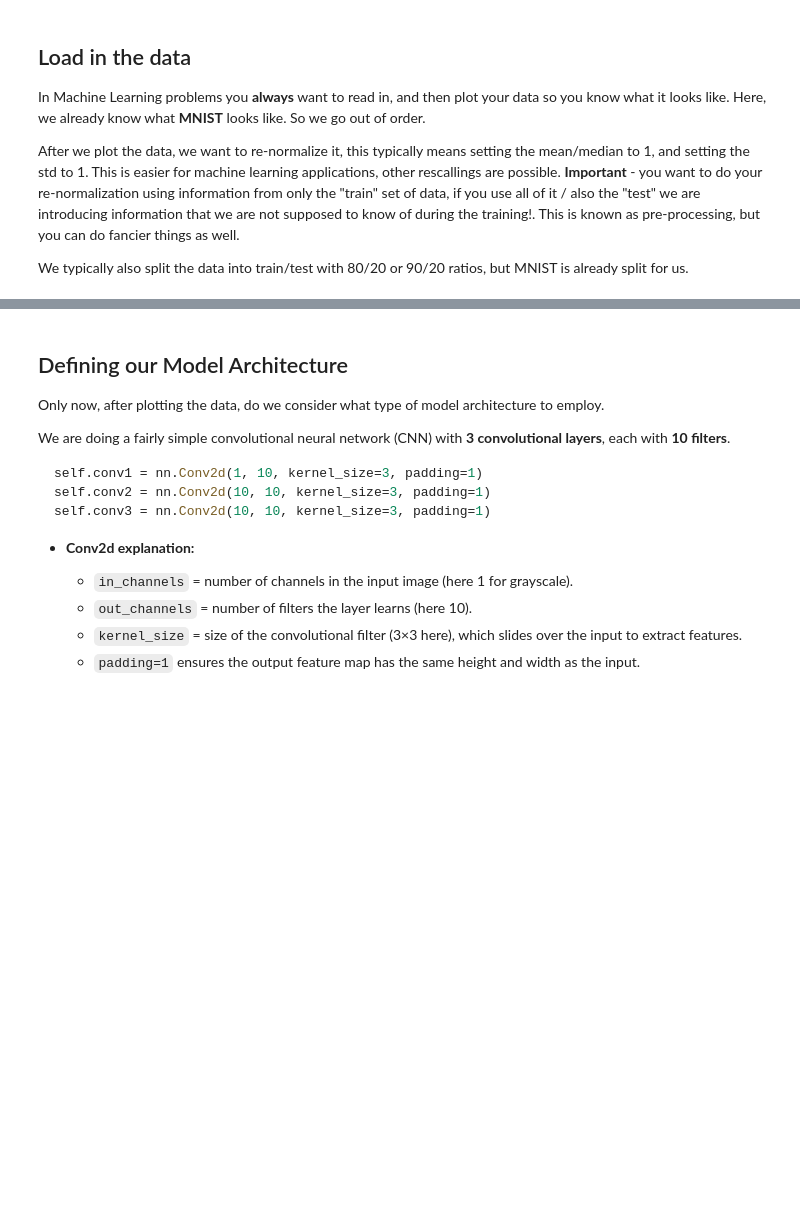
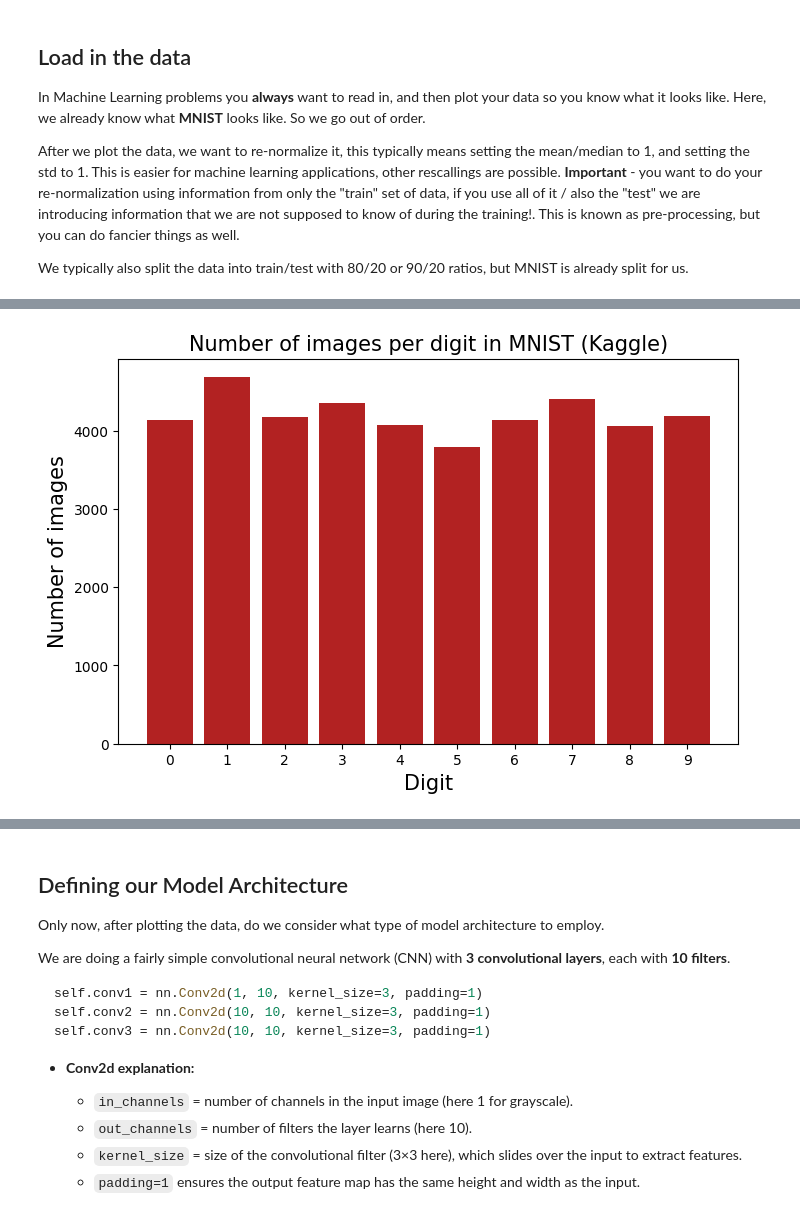
Before and after one commit to afinemax/mf_mnist, a Jupyter notebook: notebooks/the_first_model_001.ipynb, the cells around one changed output, grey strips where cells are left out. Drawn from its saved outputs; the diff is of its cells as text; code cells hidden in the pictures; blank space fills up the shorter version.

```diff
--- a/notebooks/the_first_model_001.ipynb
+++ b/notebooks/the_first_model_001.ipynb
@@ -149,0 +45,81 @@ images shape: (60000, 1, 28, 28)
+# %%
+# Load CSVs
+train_df = pd.read_csv(train_csv)
+test_df  = pd.read_csv(test_csv)
+
+# Display the training data
+digit_counts = train_df['label'].value_counts().sort_index()
+plt.figure(figsize=(8,5))
+plt.bar(digit_counts.index, digit_counts.values, color='firebrick')
+plt.xlabel('Digit', size=15)
+plt.ylabel('Number of images', size=15)
+plt.title('Number of images per digit in MNIST (Kaggle)', size=15)
+plt.xticks(range(10))
+plt.show()
+
+# Separate labels and pixels
+train_labels = torch.tensor(train_df['label'].values, dtype=torch.long)
+train_images = torch.tensor(train_df.drop(columns=['label']).values, dtype=torch.float32)
+
+# MNIST images are 28x28
+train_images = train_images.view(-1, 1, 28, 28) / 255.0  # scale [0,255] -> [0,1]
+
+# Create full dataset (unnormalized)
+full_dataset = TensorDataset(train_images, train_labels)
+
+# Split into 80% train, 20% eval
+train_size = int(0.8 * len(full_dataset))
+eval_size  = len(full_dataset) - train_size
+train_dataset, eval_dataset = random_split(full_dataset, [train_size, eval_size])
+
+# Compute mean and std from training images only
+train_images_only = torch.stack([img for img, _ in train_dataset])
+mean = train_images_only.mean()
+std  = train_images_only.std()
+print("Training set Mean:", mean.item())
+print("Training set Std:", std.item())
+
+# Define normalization transform
+normalize = transforms.Normalize((mean.item(),), (std.item(),))
+
+# Apply normalization to train dataset
+train_images_norm = torch.stack([normalize(img) for img, _ in train_dataset])
+train_labels_tensor = torch.tensor([lbl for _, lbl in train_dataset], dtype=torch.long)
+train_dataset = TensorDataset(train_images_norm, train_labels_tensor)
+
+# Apply normalization to eval dataset
+eval_images_norm = torch.stack([normalize(img) for img, _ in eval_dataset])
+eval_labels_tensor = torch.tensor([lbl for _, lbl in eval_dataset], dtype=torch.long)
+eval_dataset = TensorDataset(eval_images_norm, eval_labels_tensor)
+
+# Create DataLoaders
+train_loader = DataLoader(train_dataset, batch_size=8, shuffle=True)
+eval_loader  = DataLoader(eval_dataset, batch_size=8, shuffle=False)
+
+# Prepare test dataset and loader
+test_images = torch.tensor(test_df.values, dtype=torch.float32)
+test_images = test_images.view(-1, 1, 28, 28) / 255.0
+test_images_norm = torch.stack([normalize(img) for img in test_images])
+test_dataset = TensorDataset(test_images_norm)
+test_loader = DataLoader(test_dataset, batch_size=8, shuffle=False)
+
+
+# Visualize some training examples
+images, labels = next(iter(train_loader))
+fig, axes = plt.subplots(1, 8, figsize=(15, 3))
+for i in range(8):
+    img = images[i].squeeze() * std + mean  # undo normalization
+    axes[i].imshow(img, cmap='gray')
+    axes[i].set_title(labels[i].item())
+    axes[i].axis("off")
+plt.show()
+
+# Dynamic print statement
+print(
+f'images shape: {train_images.shape}\n'
+f'{train_images.shape[0]} = number of images\n'
+f'{train_images.shape[1]} = number of channels (MNIST is grayscale)\n'
+f'{train_images.shape[2]} x {train_images.shape[3]} = image height and width'
+)
+# %% [output]
+[figure, added]
```
Also changed, not shown: parts of 12 cells of this notebook.
